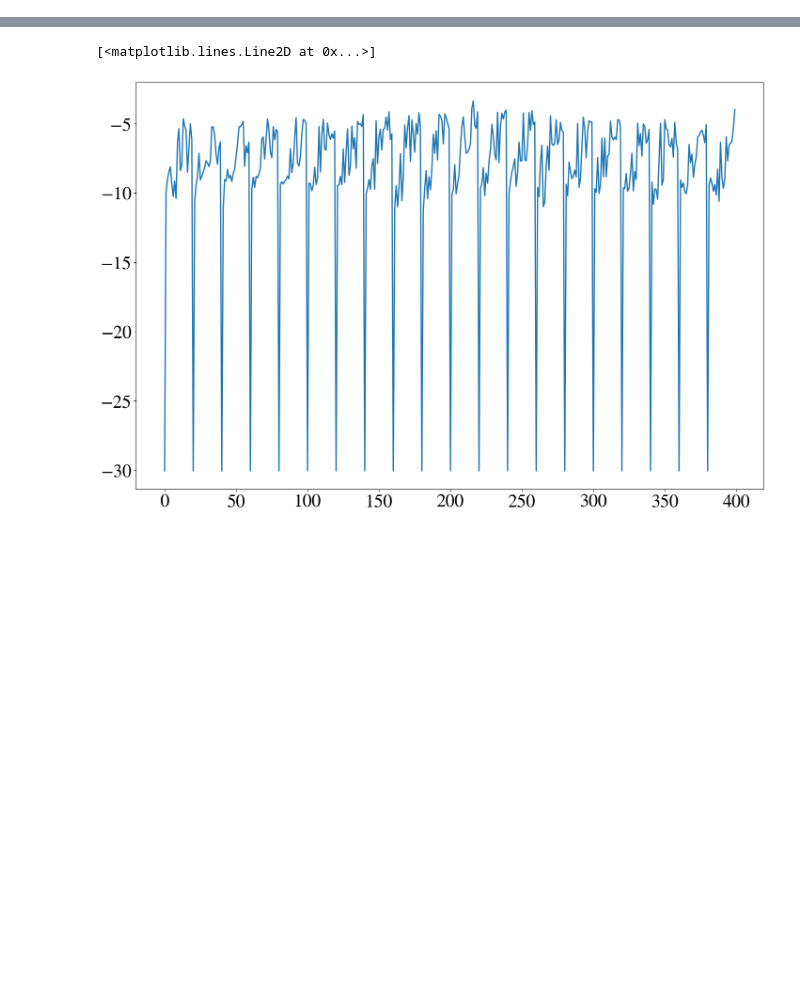
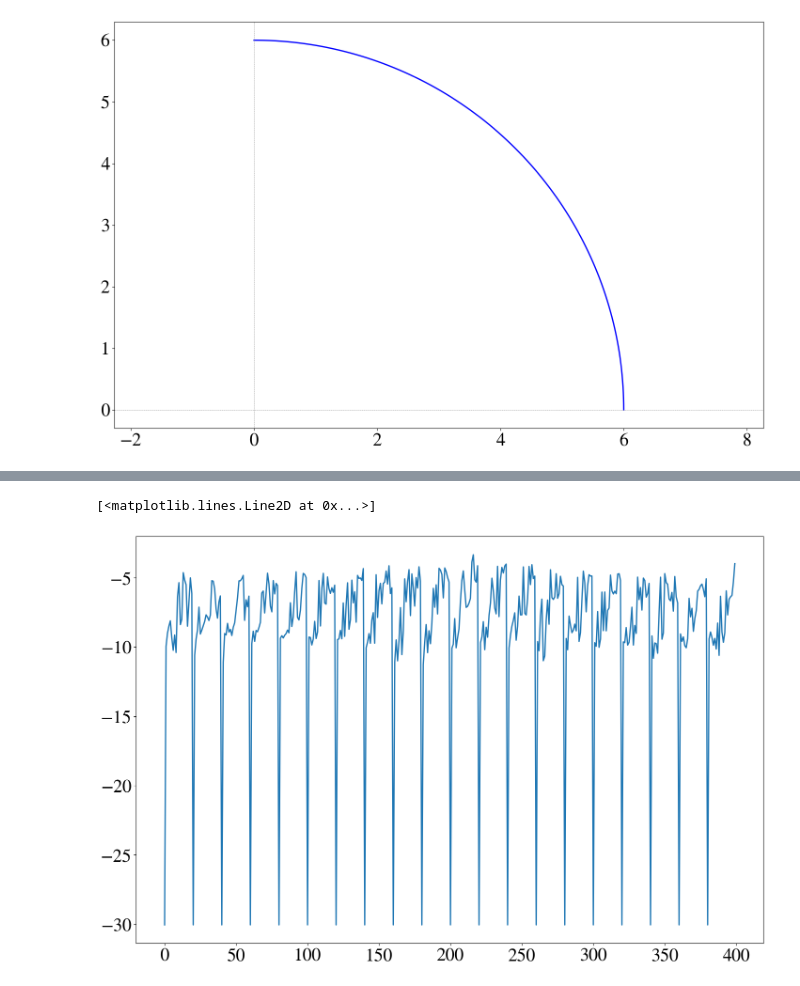
Before and after one commit to aradosla/example_DA_study, a Jupyter notebook: studies/my_scripts/Frequency map.ipynb, the cells around one changed output, grey strips where cells are left out. Cells and saved outputs as stored; diff of their text form; code cells hidden in the pictures; blank space fills up the shorter version.

```diff
--- a/studies/my_scripts/Frequency map.ipynb
+++ b/studies/my_scripts/Frequency map.ipynb
@@ -379,0 +502,18 @@ def fma(result_phys):
+# %%
+
+# Define circle properties
+radius = 6  # Change as needed
+theta = np.linspace(0, np.pi/2, 300)  # Generate points along the circle
+x = radius * np.cos(theta)
+y = radius * np.sin(theta)
+
+# Plot the circle
+plt.plot(x, y, 'b')  # 'b' for blue color
+plt.axhline(0, color='gray', linestyle='--', linewidth=0.5)  # x-axis
+plt.axvline(0, color='gray', linestyle='--', linewidth=0.5)  # y-axis
+plt.axis("equal")  # Ensure equal scaling
+
+# Show the plot
+plt.show()
+# %% [output]
+[figure, added]
```
Also changed, not shown: parts of 20 cells of this notebook, 45 other files.
